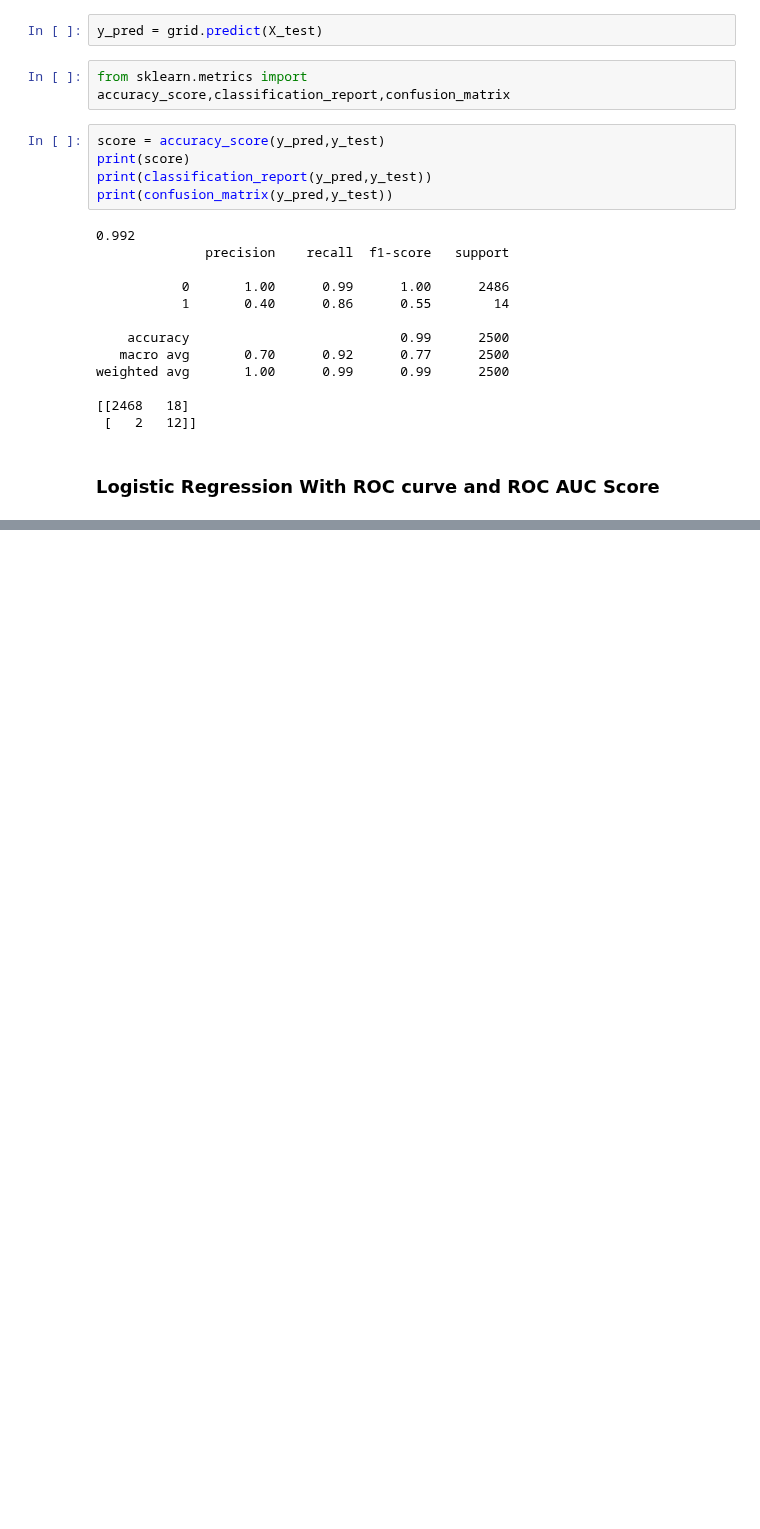
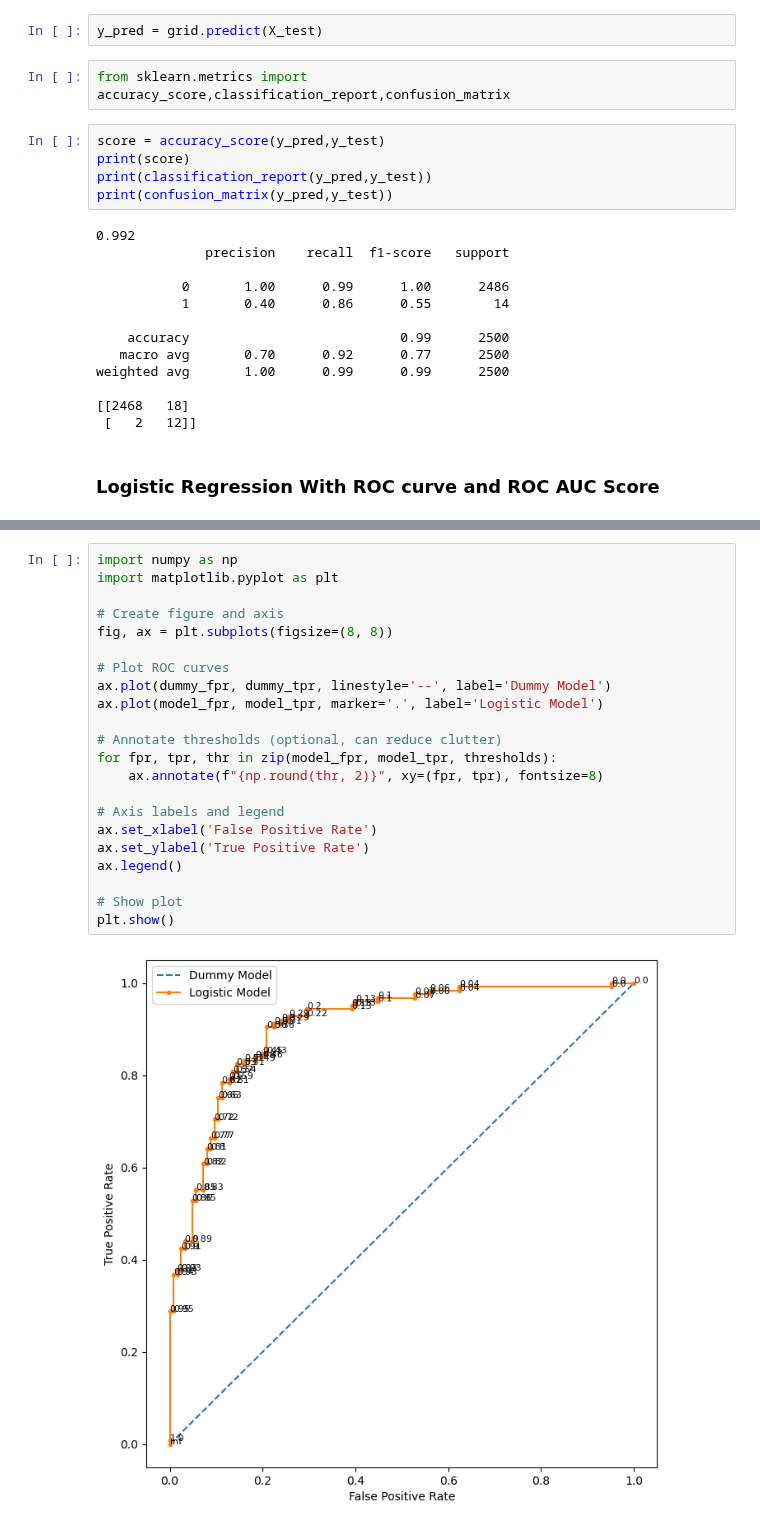
Before and after one commit to harsh2kum/Learning_Data_Science, a Jupyter notebook: Logistic Regression/logistic_regression.ipynb, the cells around one changed output, grey strips where cells are left out. Saved outputs shown, nothing was run; the diff lists cells and outputs as text; blank space fills up the shorter version.

```diff
--- a/Logistic Regression/logistic_regression.ipynb
+++ b/Logistic Regression/logistic_regression.ipynb
@@ -493,0 +623,24 @@ from sklearn.metrics import roc_auc_score
+# %%
+import numpy as np
+import matplotlib.pyplot as plt
+
+# Create figure and axis
+fig, ax = plt.subplots(figsize=(8, 8))
+
+# Plot ROC curves
+ax.plot(dummy_fpr, dummy_tpr, linestyle='--', label='Dummy Model')
+ax.plot(model_fpr, model_tpr, marker='.', label='Logistic Model')
+
+# Annotate thresholds (optional, can reduce clutter)
+for fpr, tpr, thr in zip(model_fpr, model_tpr, thresholds):
+    ax.annotate(f"{np.round(thr, 2)}", xy=(fpr, tpr), fontsize=8)
+
+# Axis labels and legend
+ax.set_xlabel('False Positive Rate')
+ax.set_ylabel('True Positive Rate')
+ax.legend()
+
+# Show plot
+plt.show()
+# %% [output]
+[figure, added]
```
Also changed, not shown: parts of 16 cells of this notebook.
